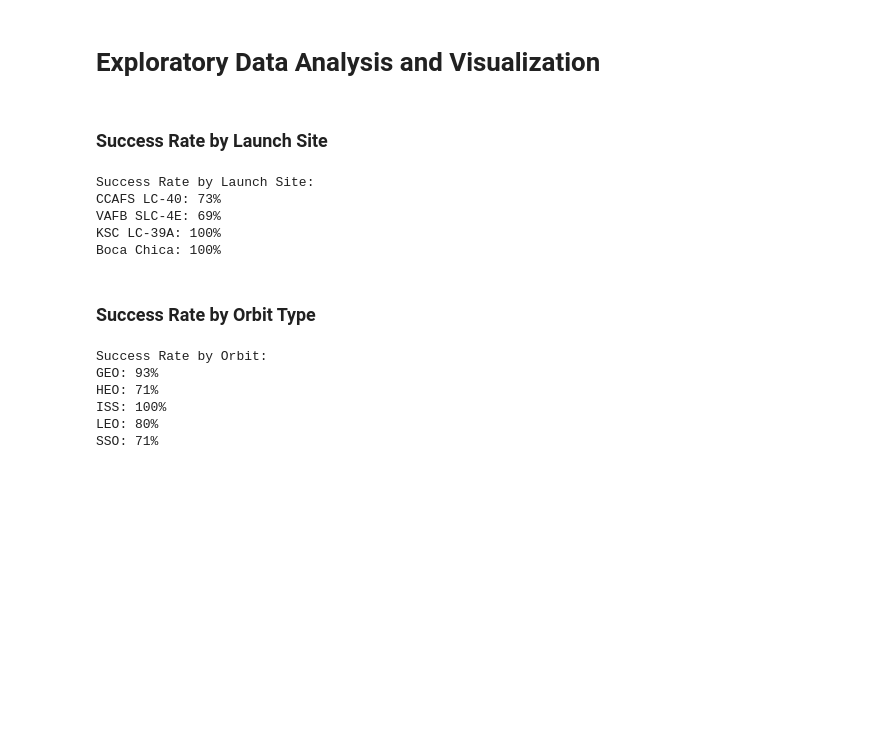
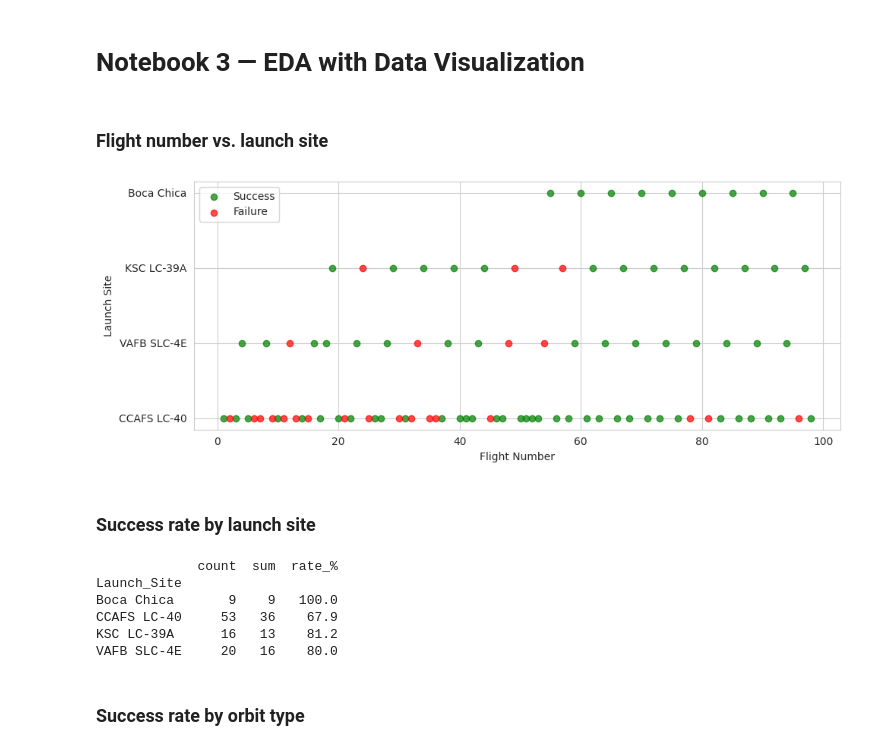
Before and after one commit to Eyad-Alarfaj/spacex-capstone, a Jupyter notebook: 03_eda_visualization.ipynb, the cells around one changed output. Drawn from its saved outputs; the diff is of its cells as text; code cells hidden in the pictures; blank space fills up the shorter version.

```diff
--- a/03_eda_visualization.ipynb
+++ b/03_eda_visualization.ipynb
@@ -1,5 +1,5 @@
 # %% [markdown]
-# Exploratory Data Analysis and Visualization
+# Notebook 3 — EDA with Data Visualization
 # %%
 import pandas as pd
 import numpy as np
@@ -12,29 +15,26 @@ df = pd.read_csv('spacex_launches_raw.csv')
+# %% [markdown]
+### Flight number vs. launch site
+# %%
+fig, ax = plt.subplots(figsize=(10, 4))
+for cls, color, label in [(1, 'green', 'Success'), (0, 'red', 'Failure')]:
+    s = df[df['Class'] == cls]
+    ax.scatter(s['Flight_Number'], s['Launch_Site'], c=color, label=label, alpha=0.7)
+ax.set_xlabel('Flight Number'); ax.set_ylabel('Launch Site'); ax.legend()
+plt.tight_layout(); plt.show()
+# %% [output]
+[figure, added]
 # %% [markdown]
-### Success Rate by Launch Site
+### Success rate by launch site
-# %%
-site_success = df.groupby('Launch_Site')['Class'].agg(['sum', 'count'])
-site_success['rate'] = (site_success['sum'] / site_success['count'] * 100).round(0).astype(int)
-
-for site, row in site_success.iterrows():
-    print(f"{site}: {row['rate']}%")
-# %% [output]
-Success Rate by Launch Site:
-CCAFS LC-40: 73%
-VAFB SLC-4E: 69%
-KSC LC-39A: 100%
-Boca Chica: 100%
+# %%
+site = (df.groupby('Launch_Site')['Class'].agg(['count', 'sum', 'mean']))
+site['rate_%'] = (site['mean'] * 100).round(1)
+print(site[['count', 'sum', 'rate_%']])
+# %% [output]
+             count  sum  rate_%
+Launch_Site
+Boca Chica       9    9   100.0
+CCAFS LC-40     53   36    67.9
+KSC LC-39A      16   13    81.2
+VAFB SLC-4E     20   16    80.0
 # %% [markdown]
-### Success Rate by Orbit Type
+### Success rate by orbit type
-# %%
-orbit_success = df.groupby('Orbit_Type')['Class'].agg(['sum', 'count'])
-orbit_success['rate'] = (orbit_success['sum'] / orbit_success['count'] * 100).round(0).astype(int)
-
-for orbit, row in orbit_success.iterrows():
-    print(f"{orbit}: {row['rate']}%")
-# %% [output]
-Success Rate by Orbit:
-GEO: 93%
-HEO: 71%
-ISS: 100%
-LEO: 80%
-SSO: 71%
```
Also changed, not shown: parts of 11 cells of this notebook, 29 other files.
